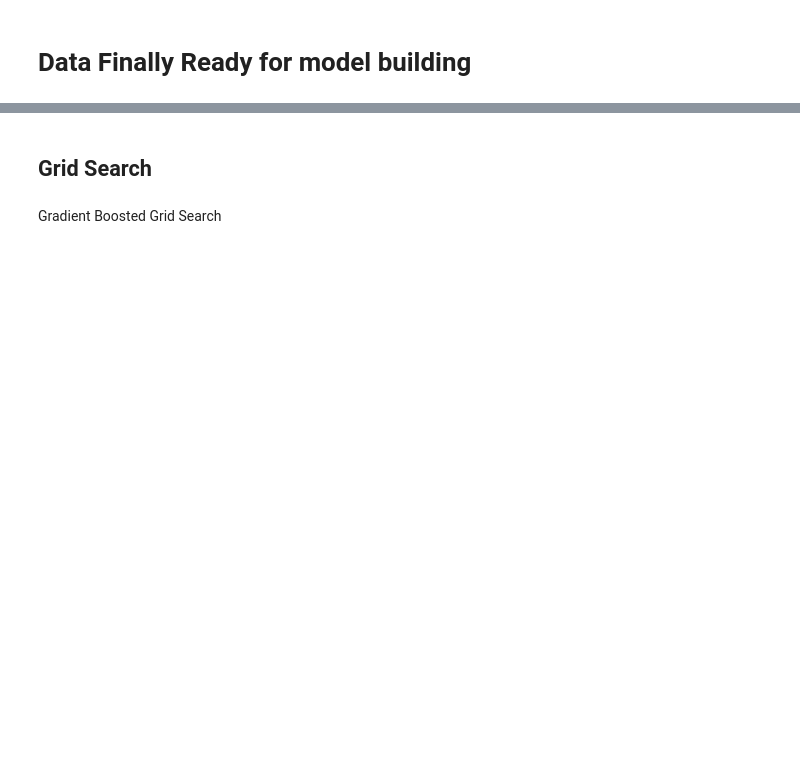
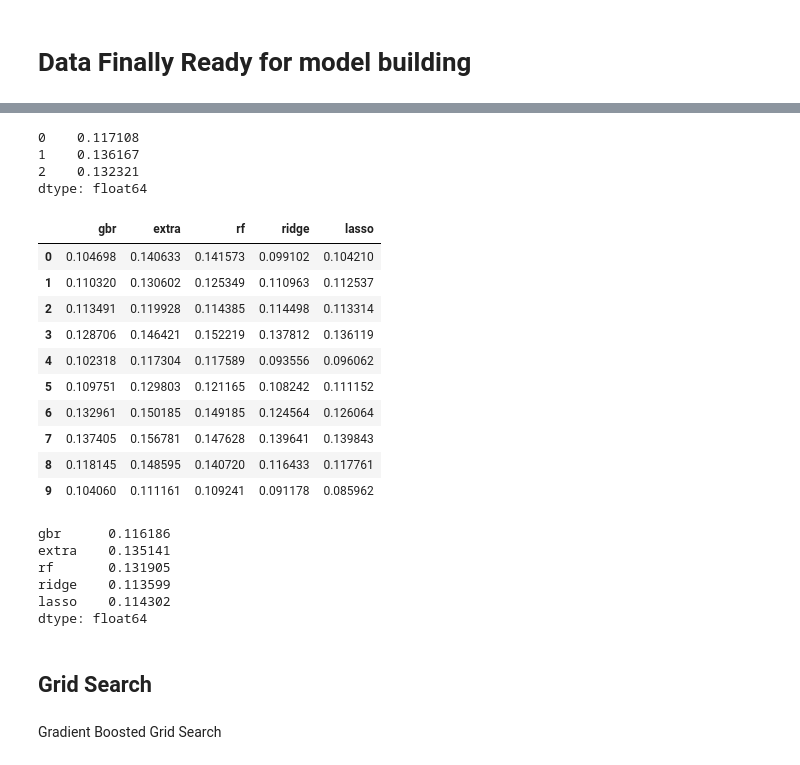
Before and after one commit to SayantanMitra87/Houston-Data-Science, a Jupyter notebook: Kaggle/House Prices/python/Exploration.ipynb, the cells around one changed output, grey strips where cells are left out. Saved outputs shown, nothing was run; the diff lists cells and outputs as text; code cells hidden in the pictures; blank space fills up the shorter version.

```diff
--- a/Kaggle/House Prices/python/Exploration.ipynb
+++ b/Kaggle/House Prices/python/Exploration.ipynb
@@ -773,0 +694,44 @@ test_index.shape
+# %%
+gbr = GradientBoostingRegressor(learning_rate=.03, max_depth=2, max_features=.05, n_estimators=2000)
+extra = ExtraTreesRegressor(max_features=.5, n_estimators=1000, n_jobs=-1)
+rf = RandomForestRegressor(max_features=.2, n_estimators=1000)
+ridge = Ridge(alpha=12)
+lasso = Lasso(alpha=.001)
+
+estimators = {'gbr': gbr, 'extra': extra, 'rf': rf, 'ridge': ridge, 'lasso': lasso}
+# %%
+for name, estimator in estimators.items():
+# %%
+test_scores = [get_kfold_scores(estimator, X_train_final_raw) for estimator in estimators[:3]]
+# %%
+pd.DataFrame(test_scores).T.mean()
+# %% [output]
+0    0.117108
+1    0.136167
+2    0.132321
+dtype: float64
+# %%
+df_cv_scores = pd.DataFrame(np.array(test_scores).T, columns=['gbr', 'extra', 'rf', 'ridge', 'lasso'])
+# %%
+df_cv_scores
+# %% [output]
+|  | gbr | extra | rf | ridge | lasso |
+| 0 | 0.104698 | 0.140633 | 0.141573 | 0.099102 | 0.104210 |
+| 1 | 0.110320 | 0.130602 | 0.125349 | 0.110963 | 0.112537 |
+| 2 | 0.113491 | 0.119928 | 0.114385 | 0.114498 | 0.113314 |
+| 3 | 0.128706 | 0.146421 | 0.152219 | 0.137812 | 0.136119 |
+| 4 | 0.102318 | 0.117304 | 0.117589 | 0.093556 | 0.096062 |
+| 5 | 0.109751 | 0.129803 | 0.121165 | 0.108242 | 0.111152 |
+| 6 | 0.132961 | 0.150185 | 0.149185 | 0.124564 | 0.126064 |
+| 7 | 0.137405 | 0.156781 | 0.147628 | 0.139641 | 0.139843 |
+| 8 | 0.118145 | 0.148595 | 0.140720 | 0.116433 | 0.117761 |
+| 9 | 0.104060 | 0.111161 | 0.109241 | 0.091178 | 0.085962 |
+# %%
+df_cv_scores.mean()
+# %% [output]
+gbr      0.116186
+extra    0.135141
+rf       0.131905
+ridge    0.113599
+lasso    0.114302
+dtype: float64
```
Also changed, not shown: parts of 21 cells of this notebook.
